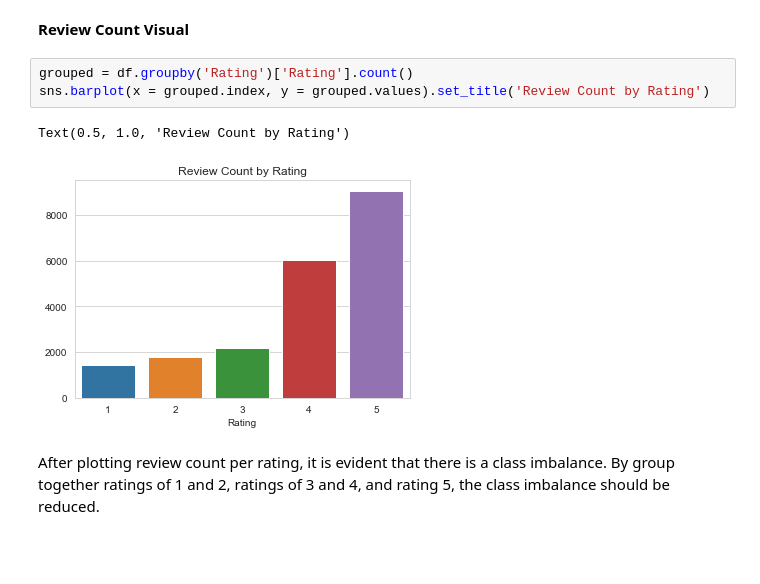
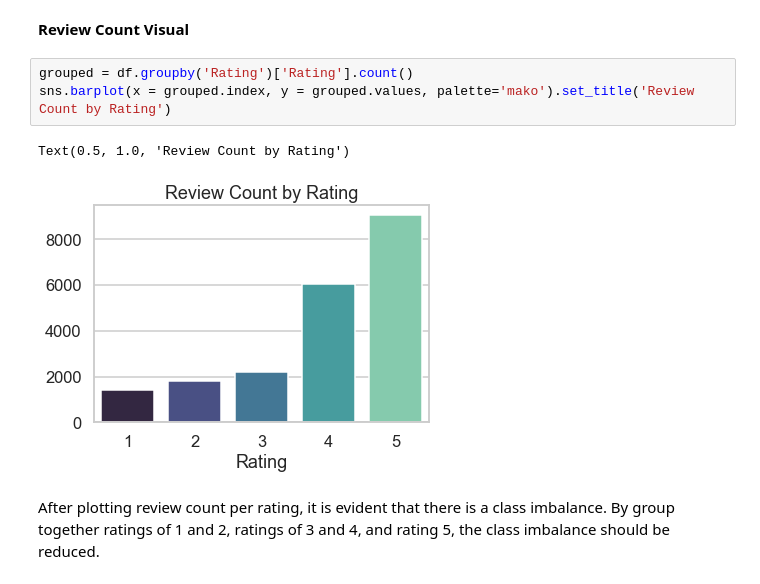
Before and after one commit to rylewww/Tripadvisor-NLP, a Jupyter notebook: Final.ipynb, the cells around one changed output. Drawn from its saved outputs; the diff is of its cells as text; blank space fills up the shorter version.

Commit message:
added mako images

```diff
--- a/Final.ipynb
+++ b/Final.ipynb
@@ -51,10 +51,10 @@ dtype: int64
 **Review Count Visual**
 # %%
 grouped = df.groupby('Rating')['Rating'].count()
-sns.barplot(x = grouped.index, y = grouped.values).set_title('Review Count by Rating')
+sns.barplot(x = grouped.index, y = grouped.values, palette='mako').set_title('Review Count by Rating')
 # %% [output]
 Text(0.5, 1.0, 'Review Count by Rating')
-[figure, old version]
+[figure, new version]
 # %% [markdown]
 After plotting review count per rating, it is evident that there is a class imbalance. By group together ratings of 1 and 2, ratings of 3 and 4, and rating 5, the class imbalance should be reduced.
 # %%
```
Also changed, not shown: parts of 1 cell of this notebook, 1 other file.
